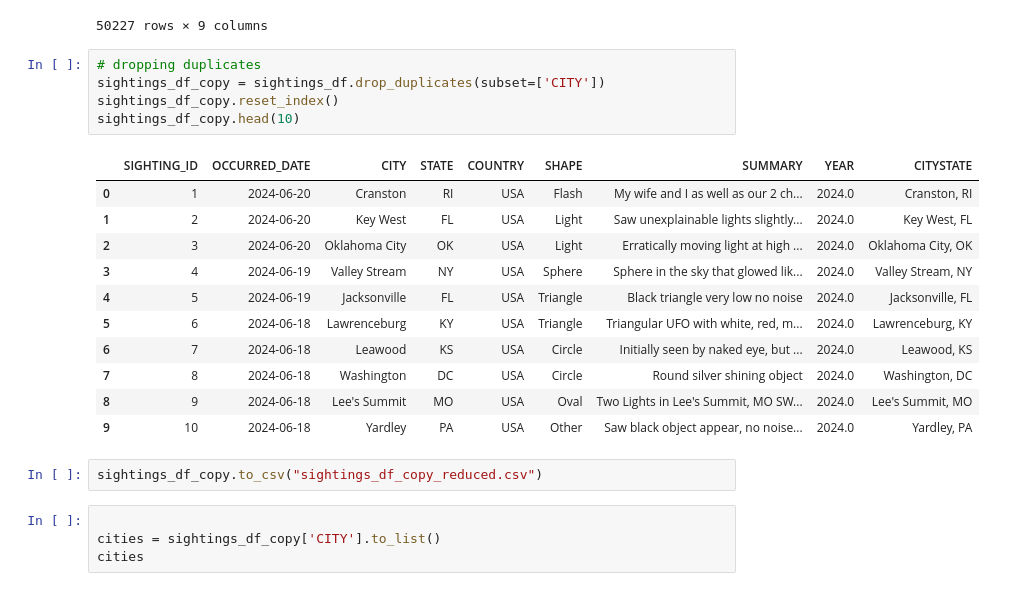
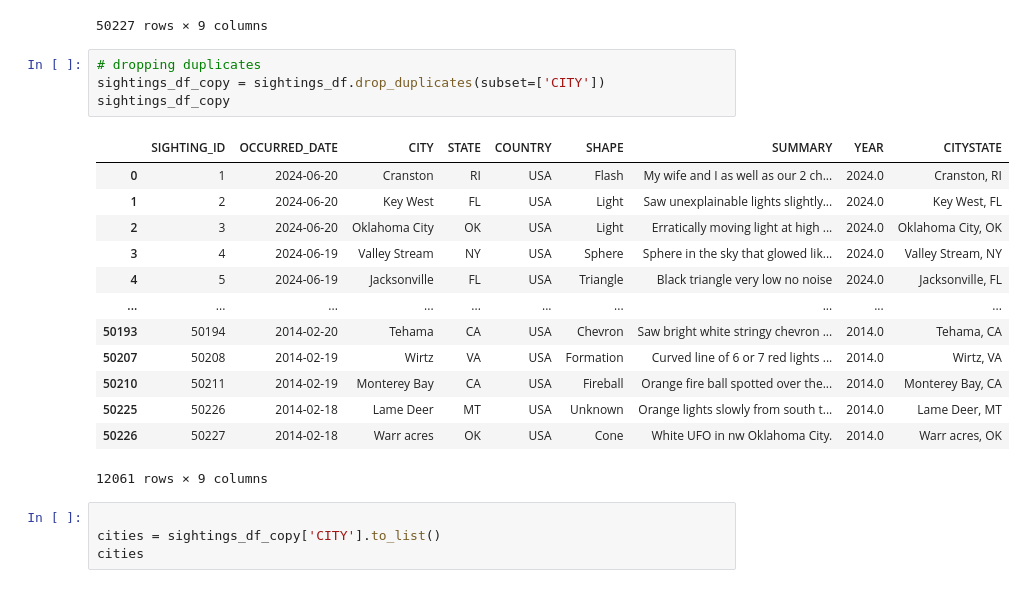
Before and after one commit to gfoley15/you_only_know_what_UFO, a Jupyter notebook: Sightings lat_lng.ipynb, the cells around one changed output. Cells and saved outputs as stored; diff of their text form.

```diff
--- a/Sightings lat_lng.ipynb
+++ b/Sightings lat_lng.ipynb
@@ -26,22 +26,21 @@ sightings_df
 # %%
 # dropping duplicates
 sightings_df_copy = sightings_df.drop_duplicates(subset=['CITY'])
-sightings_df_copy.reset_index()
-sightings_df_copy.head(10)
+sightings_df_copy
 # %% [output]
 |  | SIGHTING_ID | OCCURRED_DATE | CITY | STATE | COUNTRY | SHAPE | SUMMARY | YEAR | CITYSTATE |
 | 0 | 1 | 2024-06-20 | Cranston | RI | USA | Flash | My wife and I as well as our 2 ch... | 2024.0 | Cranston, RI |
 | 1 | 2 | 2024-06-20 | Key West | FL | USA | Light | Saw unexplainable lights slightly... | 2024.0 | Key West, FL |
 | 2 | 3 | 2024-06-20 | Oklahoma City | OK | USA | Light | Erratically moving light at high ... | 2024.0 | Oklahoma City, OK |
 | 3 | 4 | 2024-06-19 | Valley Stream | NY | USA | Sphere | Sphere in the sky that glowed lik... | 2024.0 | Valley Stream, NY |
 | 4 | 5 | 2024-06-19 | Jacksonville | FL | USA | Triangle | Black triangle very low no noise | 2024.0 | Jacksonville, FL |
-| 5 | 6 | 2024-06-18 | Lawrenceburg | KY | USA | Triangle | Triangular UFO with white, red, m... | 2024.0 | Lawrenceburg, KY |
-| 6 | 7 | 2024-06-18 | Leawood | KS | USA | Circle | Initially seen by naked eye, but ... | 2024.0 | Leawood, KS |
-| 7 | 8 | 2024-06-18 | Washington | DC | USA | Circle | Round silver shining object | 2024.0 | Washington, DC |
-| 8 | 9 | 2024-06-18 | Lee's Summit | MO | USA | Oval | Two Lights in Lee's Summit, MO SW... | 2024.0 | Lee's Summit, MO |
-| 9 | 10 | 2024-06-18 | Yardley | PA | USA | Other | Saw black object appear, no noise... | 2024.0 | Yardley, PA |
+| ... | ... | ... | ... | ... | ... | ... | ... | ... | ... |
+| 50193 | 50194 | 2014-02-20 | Tehama | CA | USA | Chevron | Saw bright white stringy chevron ... | 2014.0 | Tehama, CA |
+| 50207 | 50208 | 2014-02-19 | Wirtz | VA | USA | Formation | Curved line of 6 or 7 red lights ... | 2014.0 | Wirtz, VA |
+| 50210 | 50211 | 2014-02-19 | Monterey Bay | CA | USA | Fireball | Orange fire ball spotted over the... | 2014.0 | Monterey Bay, CA |
+| 50225 | 50226 | 2014-02-18 | Lame Deer | MT | USA | Unknown | Orange lights slowly from south t... | 2014.0 | Lame Deer, MT |
+| 50226 | 50227 | 2014-02-18 | Warr acres | OK | USA | Cone | White UFO in nw Oklahoma City. | 2014.0 | Warr acres, OK |
+12061 rows × 9 columns
-# %%
-sightings_df_copy.to_csv("sightings_df_copy_reduced.csv")
 # %%
 
 cities = sightings_df_copy['CITY'].to_list()
```
Also changed, not shown: parts of 6 cells of this notebook, 2 other files.
